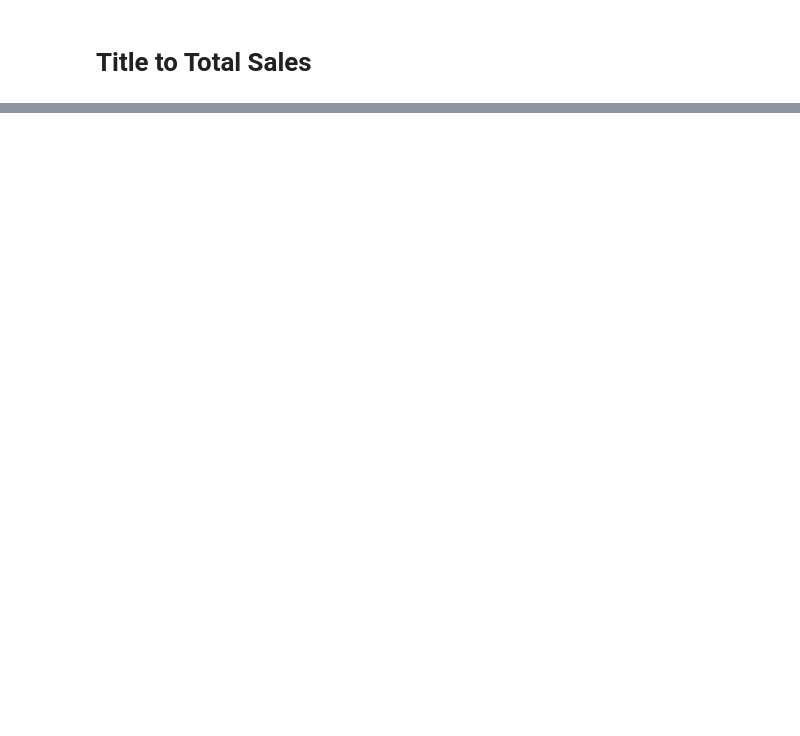
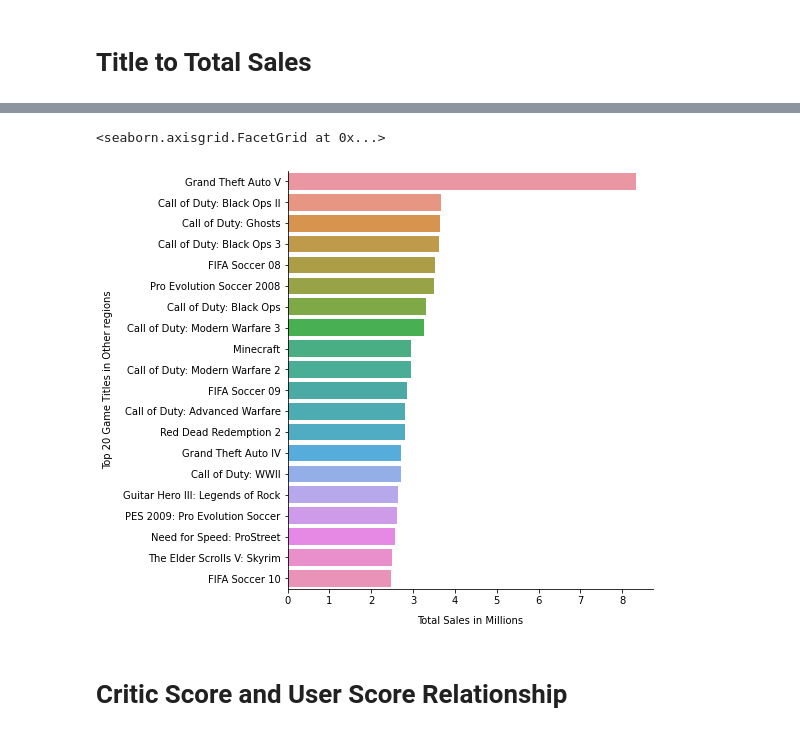
Before and after one commit to Secade/DATASCI-Video-Game-Sales, a Jupyter notebook: Video Game Sales EDA.ipynb, the cells around one changed output, grey strips where cells are left out. Drawn from its saved outputs; the diff is of its cells as text; code cells hidden in the pictures; blank space fills up the shorter version.

```diff
--- a/Video Game Sales EDA.ipynb
+++ b/Video Game Sales EDA.ipynb
@@ -543,0 +654,5 @@ title_total_plot.set_axis_labels("Total Sales in Millions", "Top 20 Game Titles"
+# %%
+region_sales_other = region_sales.groupby(["title"], as_index=False)['other_sales'].sum()
+region_sales_other = region_sales_other.sort_values(by='other_sales', ascending=False)
+region_sales_other = region_sales_other.nlargest(20, 'other_sales')
+region_sales_other
@@ -543,0 +677,9 @@ title_total_plot.set_axis_labels("Total Sales in Millions", "Top 20 Game Titles"
+# %%
+region_sales_other_plot = sns.catplot(data = region_sales_other, x = "other_sales", y = "title", kind="bar", orient = 'h')
+region_sales_other_plot.fig.set_size_inches(10.5, 6.5)
+region_sales_other_plot.set_axis_labels("Total Sales in Millions", "Top 20 Game Titles in Other regions", labelpad=10)
+# %% [output]
+<seaborn.axisgrid.FacetGrid at 0x...>
+[figure, added]
+# %% [markdown]
+# Critic Score and User Score Relationship
```
Also changed, not shown: parts of 32 cells of this notebook.
